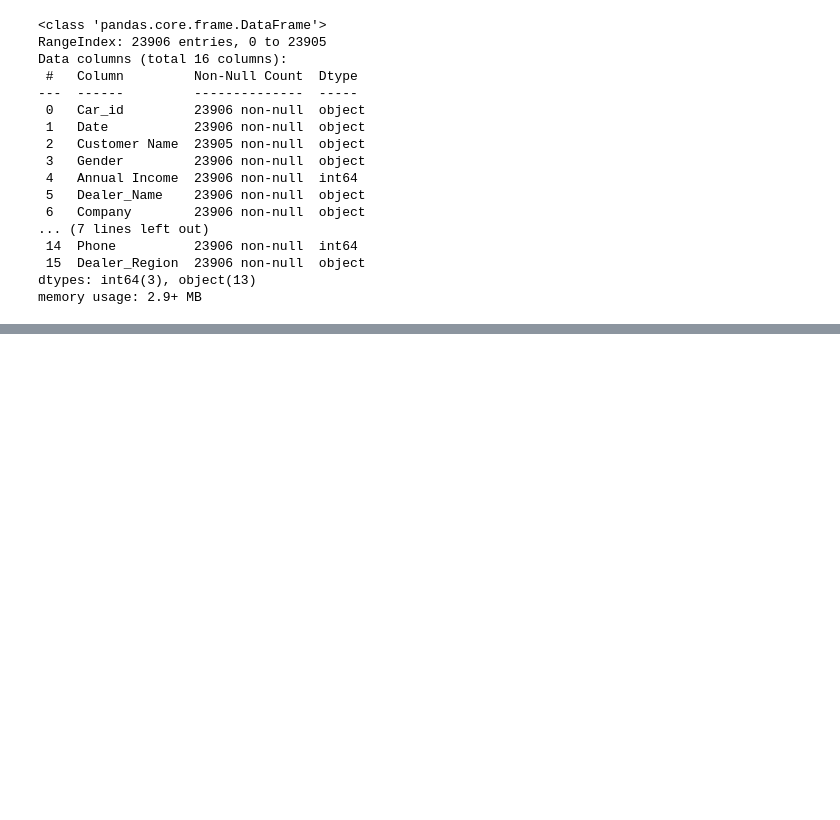
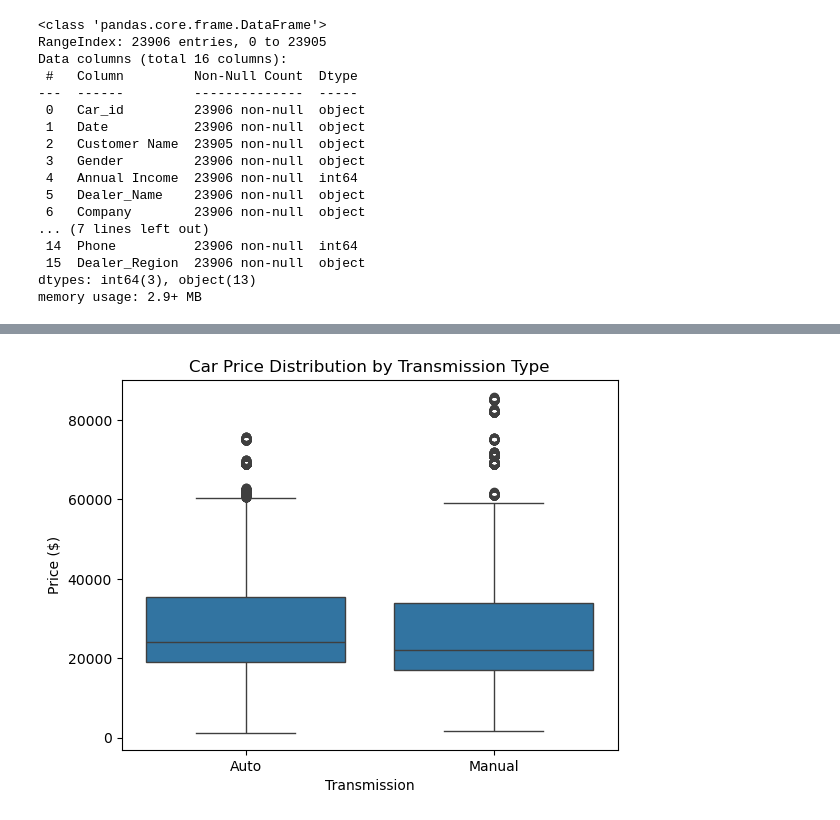
Before and after one commit to vinayiet/EDA, a Jupyter notebook: Untitled1.ipynb, the cells around one changed output, grey strips where cells are left out. Cells and saved outputs as stored; diff of their text form; code cells hidden in the pictures; blank space fills up the shorter version.

Commit message:
performed eda on the car sales data and gave the answer of each of the questions which were mentioned into the assignment

```diff
--- a/Untitled1.ipynb
+++ b/Untitled1.ipynb
@@ -76,0 +121,9 @@ df.head()
+# %%
+# 3. Distribution of car prices for each transmission type
+import seaborn as sns
+import matplotlib.pyplot as plt
+sns.boxplot(x="Transmission", y="Price ($)", data=df)
+plt.title("Car Price Distribution by Transmission Type")
+plt.show()
+# %% [output]
+[figure, added]
```
Also changed, not shown: parts of 5 cells of this notebook.
